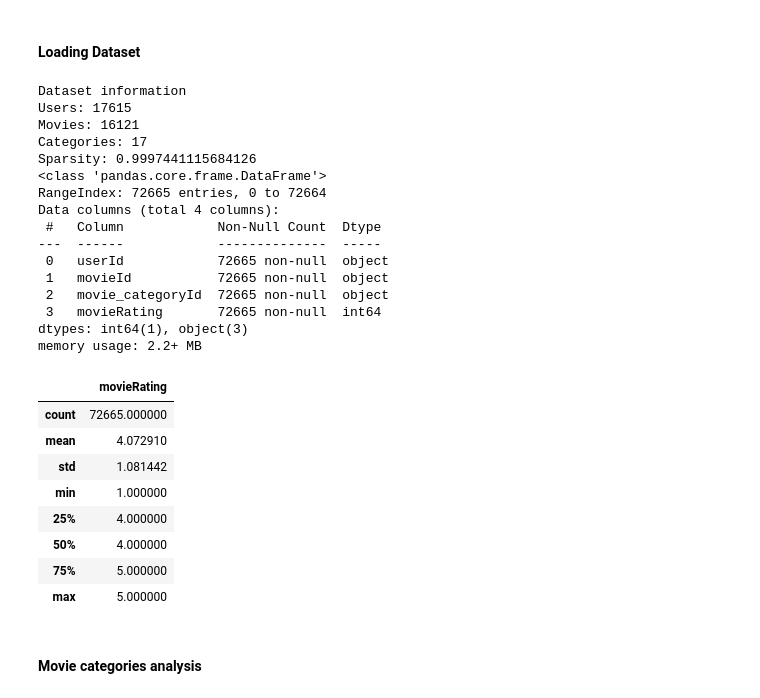
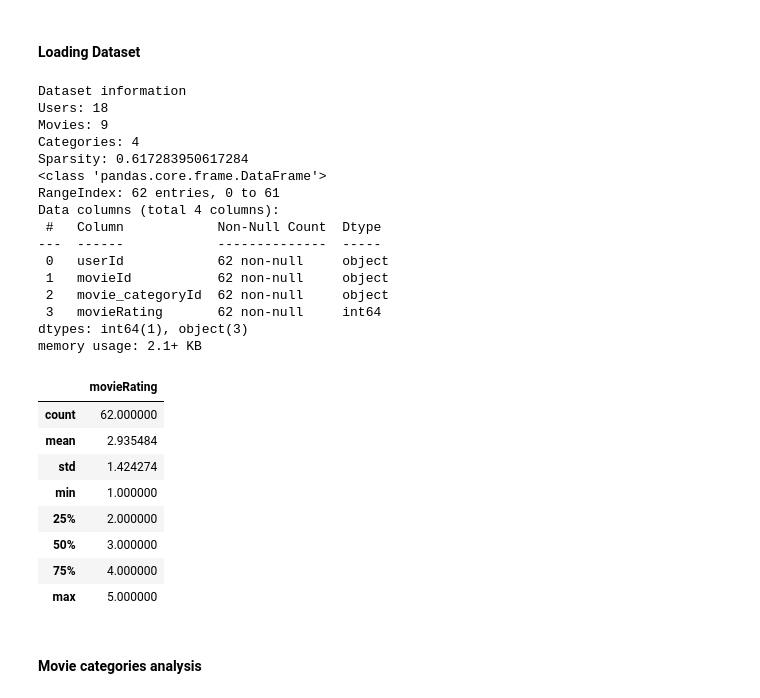
Before and after one commit to andres112/Social-Media-Analytics, a Jupyter notebook: Project/main.ipynb, the cells around one changed output. Drawn from its saved outputs; the diff is of its cells as text; code cells hidden in the pictures.

```diff
--- a/Project/main.ipynb
+++ b/Project/main.ipynb
@@ -46,43 +46,43 @@ logging.basicConfig(format='%(asctime)s - %(message)s', level=logging.INFO)
 # %%
 # Loading Dataset
 headers = ['userId', 'movieId', 'movie_categoryId', 'reviewId', 'movieRating', 'reviewDate']
 columns = ['userId', 'movieId', 'movie_categoryId', 'movieRating']
-dataset = pd.read_csv('Dataset/movie-ratings.txt',
+dataset = pd.read_csv('Dataset/movie-ratings_test.txt',
                            names=headers, usecols=columns, dtype={'userId': 'str', 'movieId': 'str', 'movie_categoryId':'str'})
 # Dataset information
 print('Dataset information')
 num_users = dataset.userId.unique().shape[0]
 num_items = dataset.movieId.unique().shape[0]
 num_cat = dataset.movie_categoryId.unique().shape[0]
 sparsity = 1 - len(dataset) / (num_users * num_items)
 print(f"Users: {num_users}\nMovies: {num_items}\nCategories: {num_cat}\nSparsity: {sparsity}")
 dataset.info()
 dataset.describe()
 # %% [output]
 Dataset information
-Users: 17615
-Movies: 16121
-Categories: 17
-Sparsity: 0.9997441115684126
+Users: 18
+Movies: 9
+Categories: 4
+Sparsity: 0.617283950617284
 <class 'pandas.core.frame.DataFrame'>
-RangeIndex: 72665 entries, 0 to 72664
+RangeIndex: 62 entries, 0 to 61
 Data columns (total 4 columns):
  #   Column            Non-Null Count  Dtype
 ---  ------            --------------  -----
- 0   userId            72665 non-null  object
- 1   movieId           72665 non-null  object
- 2   movie_categoryId  72665 non-null  object
- 3   movieRating       72665 non-null  int64
+ 0   userId            62 non-null     object
+ 1   movieId           62 non-null     object
+ 2   movie_categoryId  62 non-null     object
+ 3   movieRating       62 non-null     int64
 dtypes: int64(1), object(3)
-memory usage: 2.2+ MB
+memory usage: 2.1+ KB
 |  | movieRating |
-| count | 72665.000000 |
-| mean | 4.072910 |
-| std | 1.081442 |
+| count | 62.000000 |
+| mean | 2.935484 |
+| std | 1.424274 |
 | min | 1.000000 |
-| 25% | 4.000000 |
-| 50% | 4.000000 |
-| 75% | 5.000000 |
+| 25% | 2.000000 |
+| 50% | 3.000000 |
+| 75% | 4.000000 |
 | max | 5.000000 |
 # %% [markdown]
 #### Movie categories analysis
```
Also changed, not shown: parts of 5 cells of this notebook, 2 other files.
